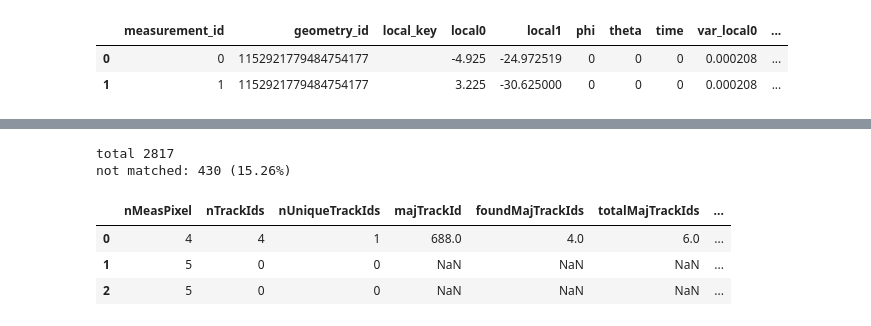
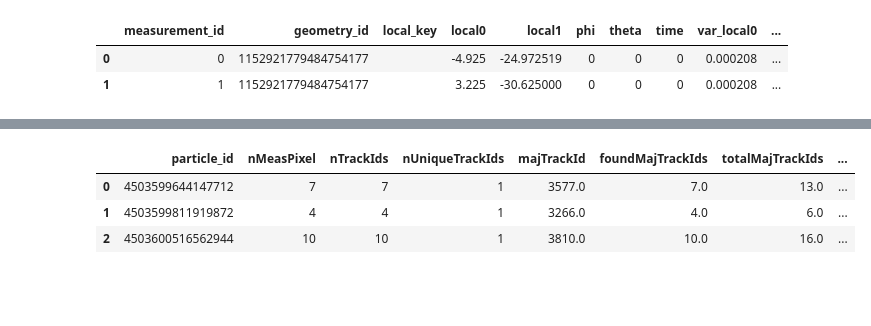
Before and after one commit to benjaminhuth/acts-ckf-gnn-combination, a Jupyter notebook: notebooks/prototrack_seeding.ipynb, the cells around one changed output, grey strips where cells are left out. Cells and saved outputs as stored; diff of their text form; code cells hidden in the pictures; blank space fills up the shorter version.

```diff
--- a/notebooks/prototrack_seeding.ipynb
+++ b/notebooks/prototrack_seeding.ipynb
@@ -93,4 +125,0 @@ plot_prototrack(prototracks_list[0])
-# %%
-matched_df = pd.read_csv("../output/gnn_ckf_no_threshold/performance_gnn_plus_ckf.csv")
-matched_df = matched_df[ matched_df.event == 0 ].copy()
-matched_df.head(3)
@@ -101,0 +126,4 @@ matched_df.head(3)
+# %%
+poc_match_df = pd.read_csv(base_path / "performance_proof_of_concept.csv")
+poc_match_df = poc_match_df[ poc_match_df.event == 0 ].copy()
+sum(poc_match_df.matched)/len(poc_match_df)
@@ -101,0 +132,8 @@ matched_df.head(3)
+# %%
+poc_success_pids = poc_match_df[ poc_match_df.matched == 1 ].particle_id.to_numpy()
+poc_failed_pids = poc_match_df[ poc_match_df.matched == 0 ].particle_id.to_numpy()
+# %%
+# Remove particles that failed in proof of concept -> this should give pure GNN+CKF inefficiency
+assert len(poc_match_df) == len(matched_df)
+matched_df = matched_df[ matched_df.particle_id.isin(poc_success_pids) ].copy()
+len(matched_df)
@@ -102,44 +142,40 @@ matched_df.head(3)
 # %%
 not_matched = matched_df[ matched_df.matched == 0 ].copy()
-
-print("total", len(matched_df))
-print(f"not matched: {len(not_matched)} ({len(not_matched)/len(matched_df):.2%})")
 
 df = pd.DataFrame()
 
 for pid in not_matched.particle_id.to_numpy():
     info = {}
+
+    info["particle_id"] = pid
 
     trkMeasurements = measurements_pixel[ measurements_pixel.particle_id == pid ]
     info["nMeasPixel"] = len(trkMeasurements)
 
     trackIds = prototracks[ prototracks.particle_id == pid ].trackId.to_numpy()
     info["nTrackIds"] = len(trackIds)
 
     trackIds, count = np.unique(trackIds, return_counts=True)
     info["nUniqueTrackIds"] = len(trackIds)
 
     if len(trackIds) > 0:
         info["majTrackId"] = trackIds[np.argmax(count)]
         info["foundMajTrackIds"] = max(count)
 
         info["totalMajTrackIds"] = len(prototracks[ prototracks.trackId == info["majTrackId"] ])
 
 
     for k in info.keys():
         info[k] = [ info[k] ]
 
     df = pd.concat([df, pd.DataFrame(info)])
 
 df = df.reset_index(drop=True)
 df["pixel_track_eff"] = df.foundMajTrackIds / df.nMeasPixel
 df["pixel_track_pur"] = df.foundMajTrackIds / df.totalMajTrackIds
-
 df.head(3)
 # %% [output]
-total 2817
-not matched: 430 (15.26%)
-|  | nMeasPixel | nTrackIds | nUniqueTrackIds | majTrackId | foundMajTrackIds | totalMajTrackIds | ... |
-| 0 | 4 | 4 | 1 | 688.0 | 4.0 | 6.0 | ... |
-| 1 | 5 | 0 | 0 | NaN | NaN | NaN | ... |
-| 2 | 5 | 0 | 0 | NaN | NaN | NaN | ... |
+|  | particle_id | nMeasPixel | nTrackIds | nUniqueTrackIds | majTrackId | foundMajTrackIds | totalMajTrackIds | ... |
+| 0 | 4503599644147712 | 7 | 7 | 1 | 3577.0 | 7.0 | 13.0 | ... |
+| 1 | 4503599811919872 | 4 | 4 | 1 | 3266.0 | 4.0 | 6.0 | ... |
+| 2 | 4503600516562944 | 10 | 10 | 1 | 3810.0 | 10.0 | 16.0 | ... |
```
Also changed, not shown: parts of 24 cells of this notebook, 12 other files.
